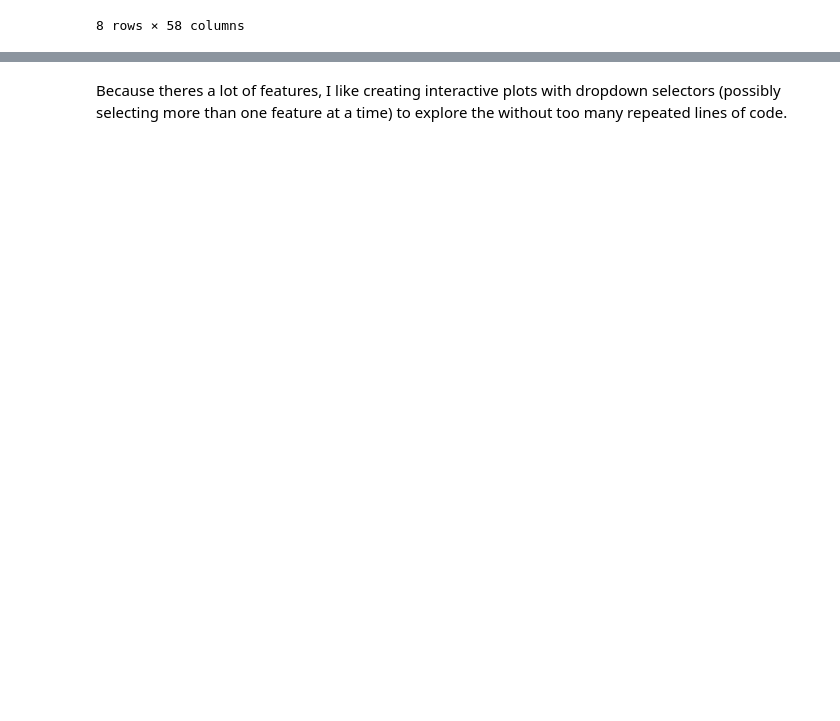
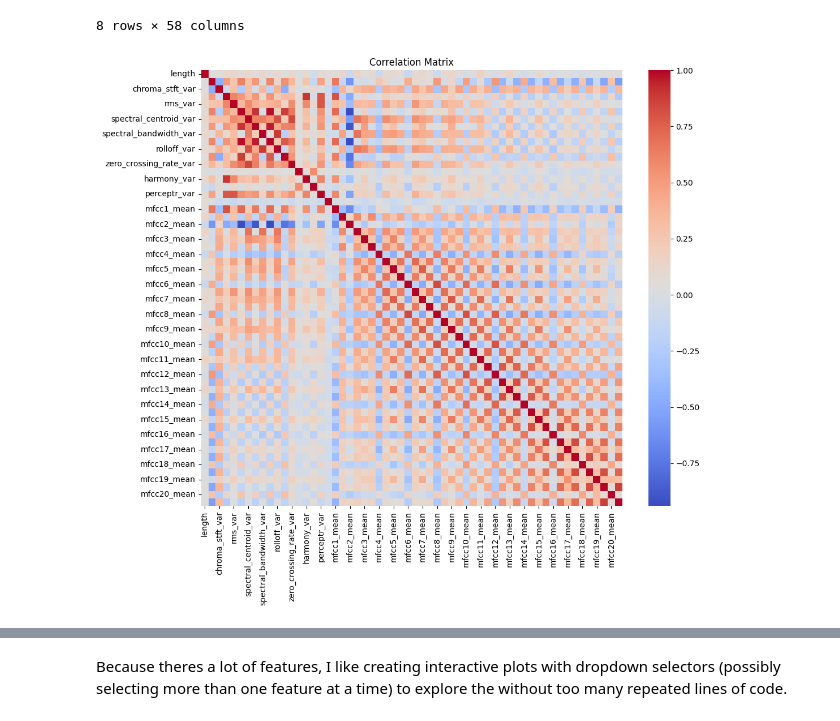
Before and after one commit to rajanhans/SDS-CP018-music-classifier, a Jupyter notebook: notebooks/julien-hovan/week-1.ipynb, the cells around one changed output, grey strips where cells are left out. Cells and saved outputs as stored; diff of their text form; code cells hidden in the pictures; blank space fills up the shorter version.

Commit message:
updated added dimensionality reduction section, feature engineering, added more visualizations, univariate analysis

```diff
--- a/notebooks/julien-hovan/week-1.ipynb
+++ b/notebooks/julien-hovan/week-1.ipynb
@@ -124,3 +127,28 @@ Non-numerical columns: ['filename', 'label']
 | 75% | 661794.000000 | 0.435942 | 0.091256 | 0.175682 | 0.003577 | 2691.294667 | ... |
 | max | 675808.000000 | 0.663685 | 0.108111 | 0.397973 | 0.027679 | 4435.243901 | ... |
 8 rows × 58 columns
+# %%
+# can explain correlaiton analysis with a correlation matrix (heatmap)
+
+def plot_correlation_matrix(df, features=None):
+    """
+    Plots a correlation matrix for the given DataFrame.
+
+    Args:
+        df (pd.DataFrame): The input DataFrame.
+        features (list, optional): A list of features to include. If None, all numerical features are used.
+    """
+    if features is None:
+        numerical_cols = df.select_dtypes(include=np.number).columns.tolist()
+        features = numerical_cols
+
+    corr_matrix = df[features].corr()
+
+    plt.figure(figsize=(12, 10))
+    sns.heatmap(corr_matrix, annot=False, cmap='coolwarm', fmt=".2f")
+    plt.title('Correlation Matrix')
+    plt.show()
+
+plot_correlation_matrix(features_30s_df, audio_features.tolist())
+# %% [output]
+[figure, added]
```
Also changed, not shown: parts of 22 cells of this notebook.
